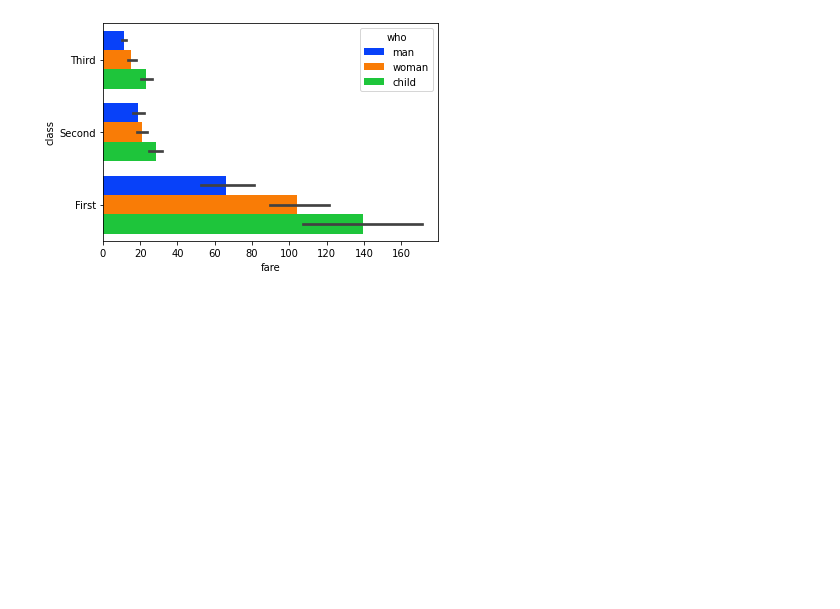
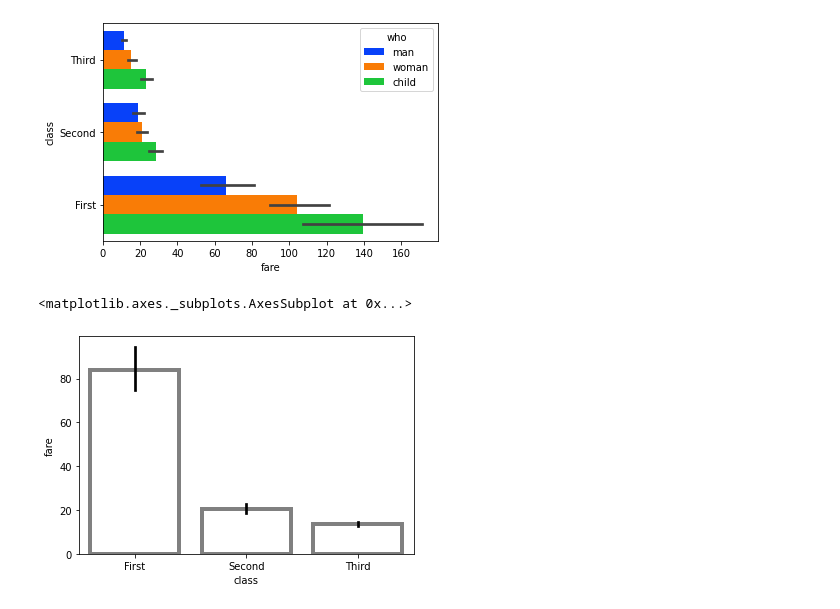
Before and after one commit to Shanzacodes/Data_Science_for_Beginners, a Jupyter notebook: Barplot.ipynb, the cells around one changed output. Saved outputs shown, nothing was run; the diff lists cells and outputs as text; code cells hidden in the pictures; blank space fills up the shorter version.

```diff
--- a/Barplot.ipynb
+++ b/Barplot.ipynb
@@ -73,3 +75,19 @@ sns.barplot(x="fare", y="class", hue="who", data=boat, order=['Third','Second','
 plt.show()
 # %% [output]
 [figure]
+# %%
+#import libraries
+import seaborn as sns
+import matplotlib.pyplot as plt
+
+#load dataset
+boat = sns.load_dataset("titanic")
+boat
+
+#Draw a barplot
+sns.barplot(x="class", y="fare", data=boat,
+                linewidth=4,  facecolor=(1,1,1,0),
+                errcolor='0',edgecolor='.5')
+# %% [output]
+<matplotlib.axes._subplots.AxesSubplot at 0x...>
+[figure, added]
```
Also changed, not shown: parts of 1 cell of this notebook.
